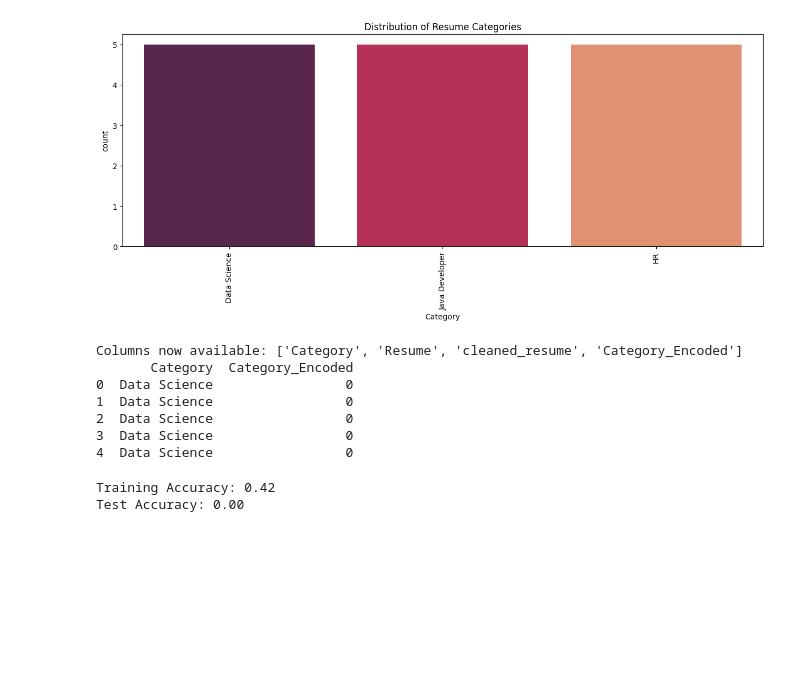
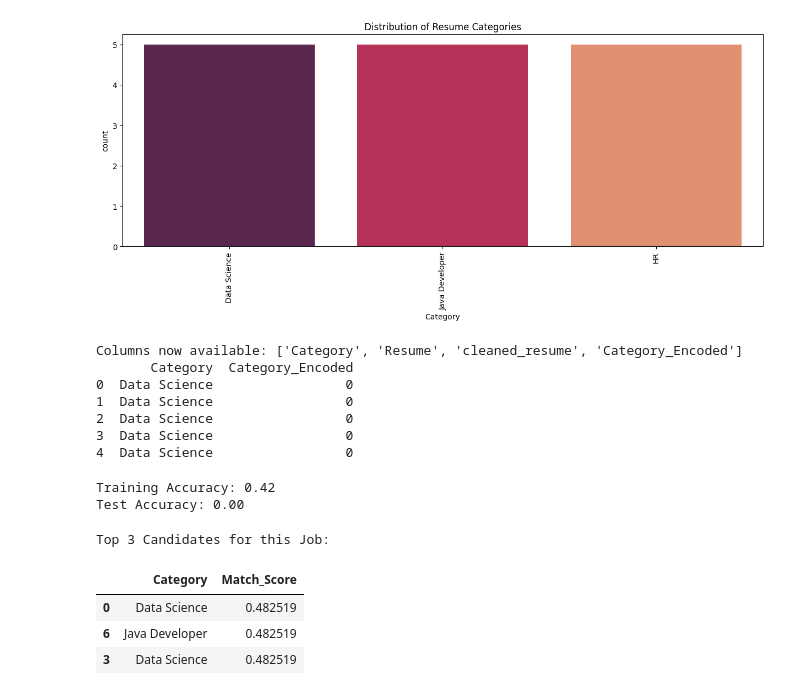
Before and after one commit to Kira2168/FUTURE_ML_01, a Jupyter notebook: Task_3_Resume_Screening/task3_resume_screening.ipynb, the cells around one changed output. Cells and saved outputs as stored; diff of their text form; code cells hidden in the pictures; blank space fills up the shorter version.

```diff
--- a/Task_3_Resume_Screening/task3_resume_screening.ipynb
+++ b/Task_3_Resume_Screening/task3_resume_screening.ipynb
@@ -136,3 +136,39 @@ print(f'Test Accuracy: {clf.score(X_test, y_test):.2f}')
 # %% [output]
 Training Accuracy: 0.42
 Test Accuracy: 0.00
+# %%
+from sklearn.metrics.pairwise import cosine_similarity
+
+def rank_candidates(job_desc, database_df):
+    # 1. Clean the Job Description
+    clean_job = clean_resume(job_desc)
+
+    # 2. Add the Job Description to the list of resumes
+    all_texts = [clean_job] + list(database_df['cleaned_resume'])
+
+    # 3. Vectorize everything together
+    vectorizer = TfidfVectorizer(stop_words='english')
+    tfidf_matrix = vectorizer.fit_transform(all_texts)
+
+    # 4. Calculate Similarity between the Job (Index 0) and all Resumes (Index 1+)
+    # This measures the "Angle" between the Job and the Resumes
+    scores = cosine_similarity(tfidf_matrix[0:1], tfidf_matrix[1:])
+
+    # 5. Add scores to the dataframe
+    database_df['Match_Score'] = scores[0]
+
+    # 6. Return the top matches
+    return database_df.sort_values(by='Match_Score', ascending=False)
+
+# --- TEST IT ---
+my_job = "Looking for a Data Scientist who knows Python and SQL"
+results = rank_candidates(my_job, resume_df)
+
+print("Top 3 Candidates for this Job:")
+display(results[['Category', 'Match_Score']].head(3))
+# %% [output]
+Top 3 Candidates for this Job:
+|  | Category | Match_Score |
+| 0 | Data Science | 0.482519 |
+| 6 | Java Developer | 0.482519 |
+| 3 | Data Science | 0.482519 |
```
Also changed, not shown: parts of 1 cell of this notebook.
